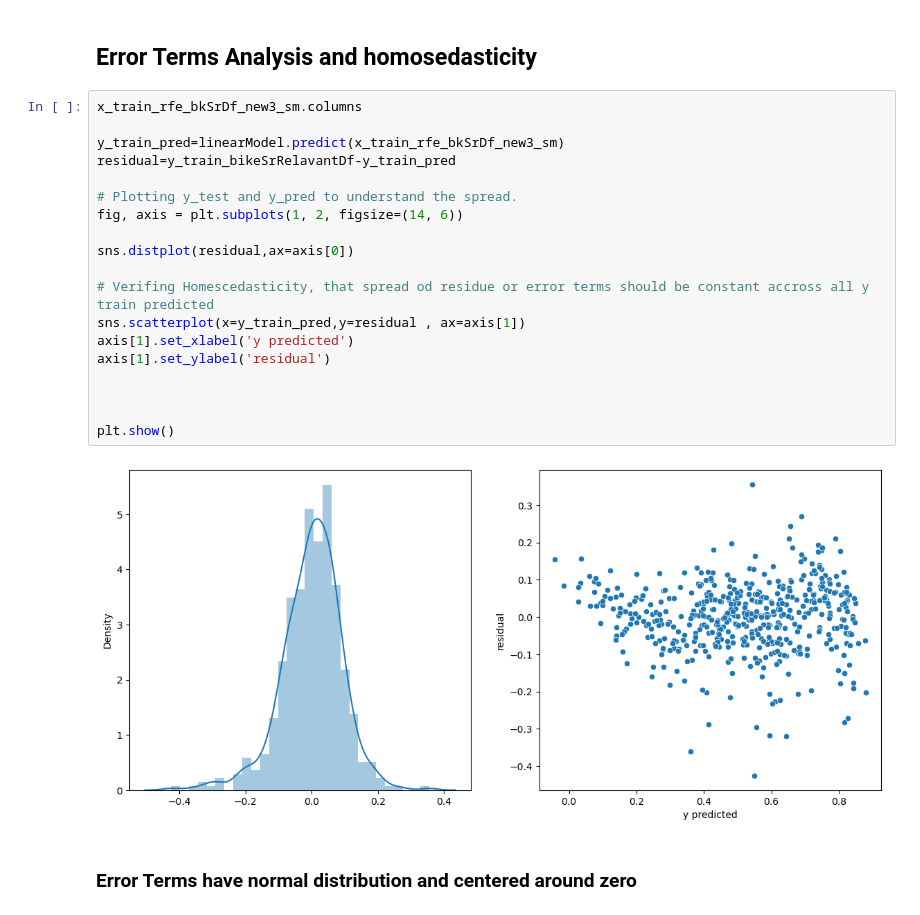
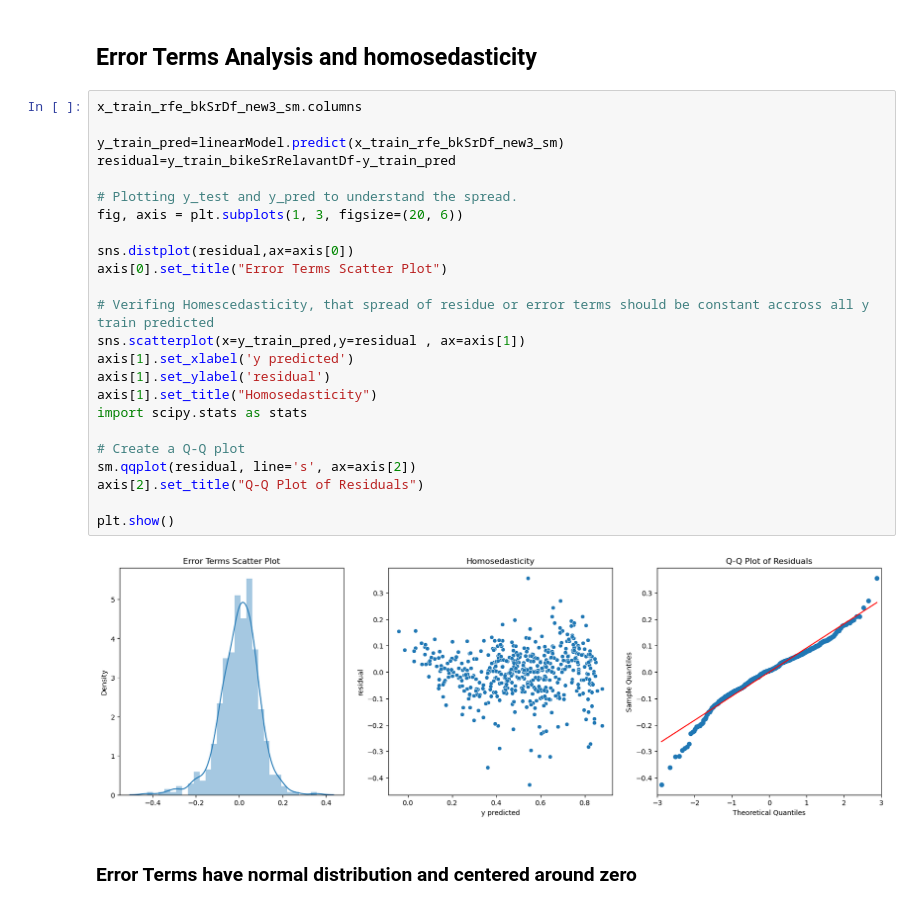
Before and after one commit to gauravtyagi02/bikesharingcompany, a Jupyter notebook: BikeSharingComLinearReg.ipynb, the cells around one changed output. Cells and saved outputs as stored; diff of their text form.

Commit message:
added qq plot

```diff
--- a/BikeSharingComLinearReg.ipynb
+++ b/BikeSharingComLinearReg.ipynb
@@ -471,24 +471,29 @@ Notes:
 # %%
 x_train_rfe_bkSrDf_new3_sm.columns
 
 y_train_pred=linearModel.predict(x_train_rfe_bkSrDf_new3_sm)
 residual=y_train_bikeSrRelavantDf-y_train_pred
 
 # Plotting y_test and y_pred to understand the spread.
-fig, axis = plt.subplots(1, 2, figsize=(14, 6))
+fig, axis = plt.subplots(1, 3, figsize=(20, 6))
 
 sns.distplot(residual,ax=axis[0])
+axis[0].set_title("Error Terms Scatter Plot")
 
-# Verifing Homescedasticity, that spread od residue or error terms should be constant accross all y train predicted
+# Verifing Homescedasticity, that spread of residue or error terms should be constant accross all y train predicted
 sns.scatterplot(x=y_train_pred,y=residual , ax=axis[1])
 axis[1].set_xlabel('y predicted')
 axis[1].set_ylabel('residual')
+axis[1].set_title("Homosedasticity")
+import scipy.stats as stats
 
-
+# Create a Q-Q plot
+sm.qqplot(residual, line='s', ax=axis[2])
+axis[2].set_title("Q-Q Plot of Residuals")
 
 plt.show()
 # %% [output]
-[figure, old version]
+[figure, new version]
 # %% [markdown]
 ### Error Terms have normal distribution and centered around zero
 # %% [markdown]
```
Also changed, not shown: parts of 2 cells of this notebook.
